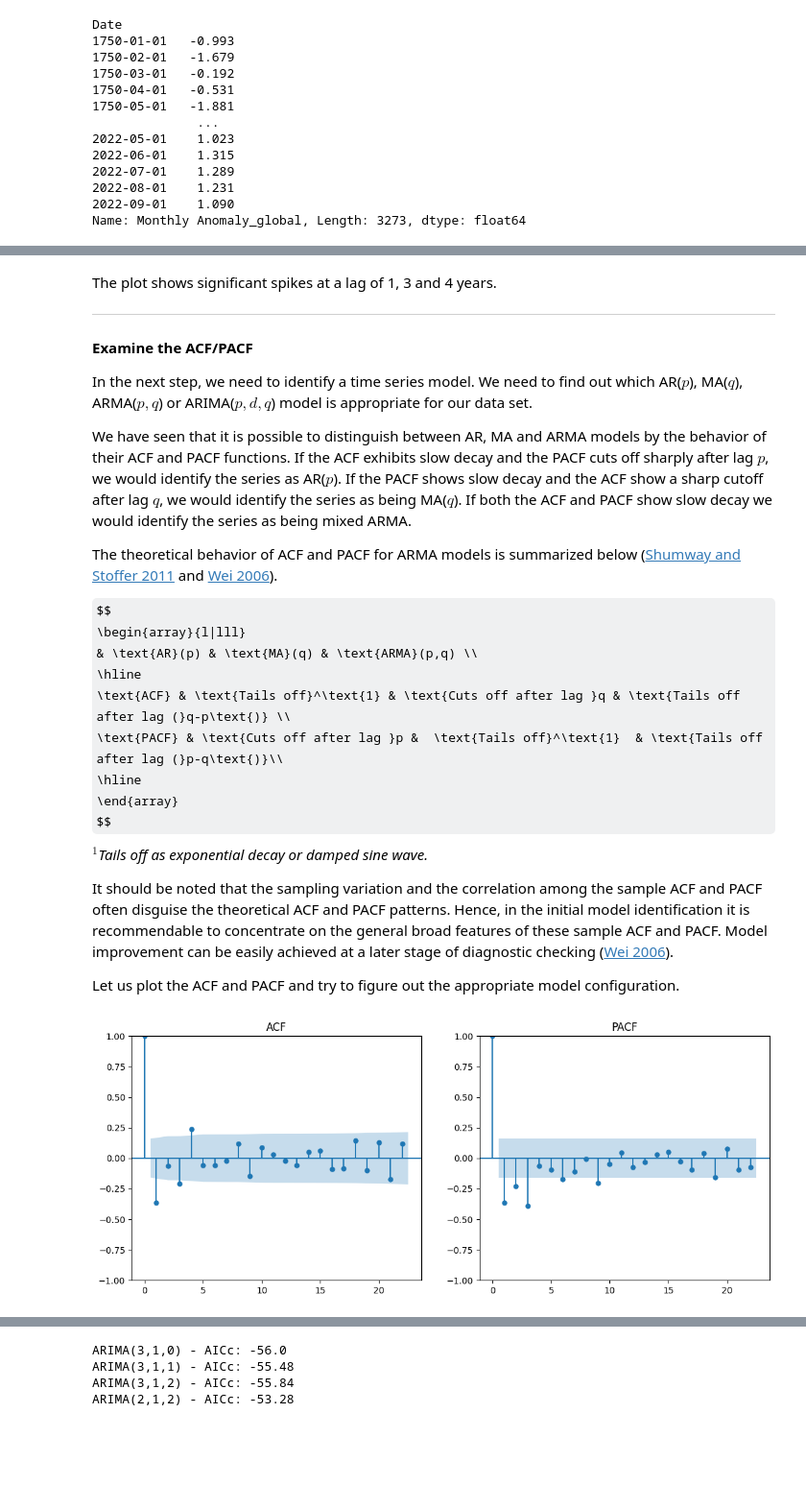
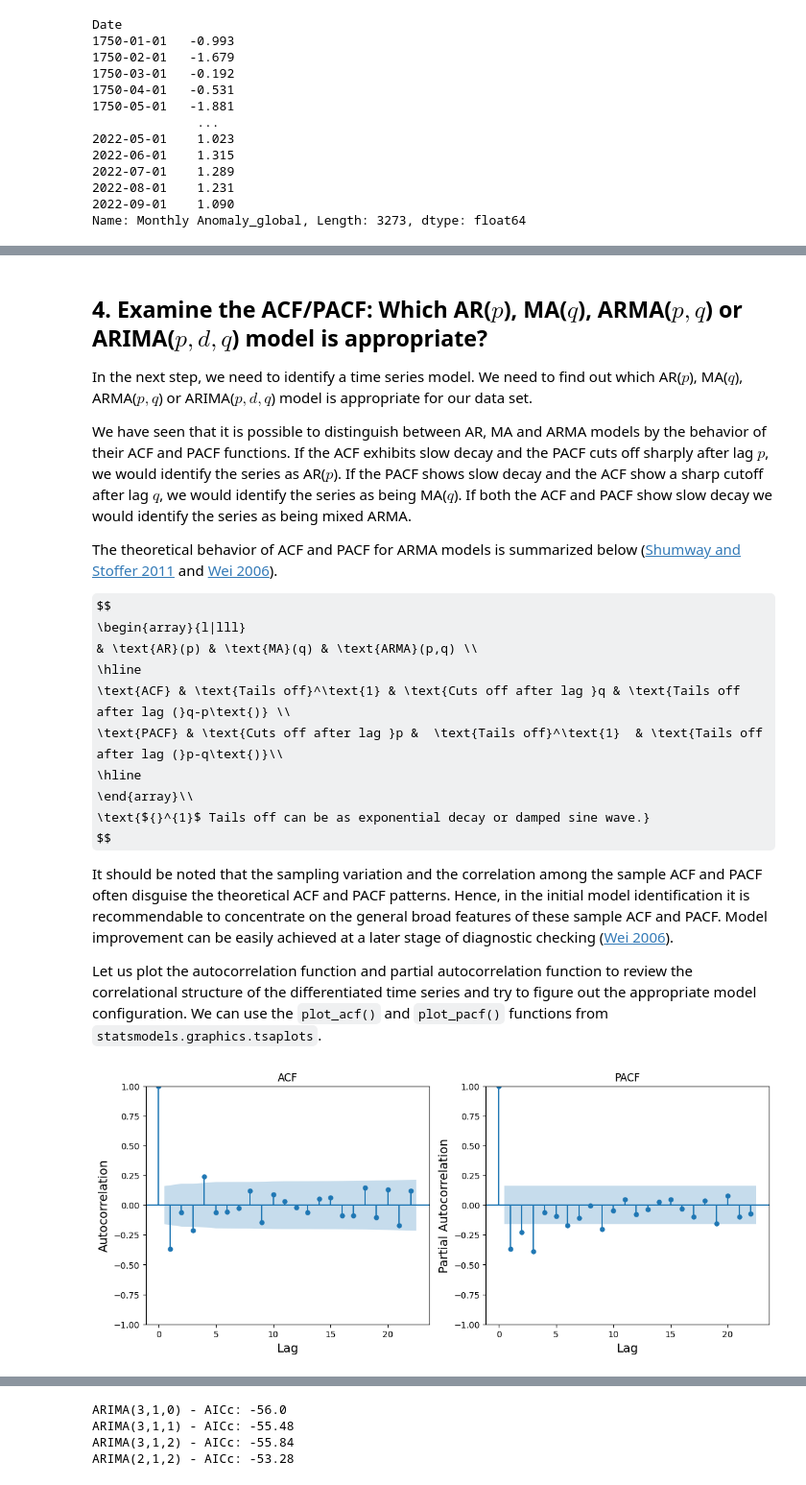
Before and after one commit to soga-lab/NFDI4earth-workshop-032026, a Jupyter notebook: 307100_ARIMA_modelling_in_Python.ipynb, the cells around one changed output, grey strips where cells are left out. Shown at 96% size. Drawn from its saved outputs; the diff is of its cells as text; code cells hidden in the pictures; some formulas as TeX source; blank space fills up the shorter version.

```diff
--- a/307100_ARIMA_modelling_in_Python.ipynb
+++ b/307100_ARIMA_modelling_in_Python.ipynb
@@ -251,12 +234,5 @@ plt.show()
 # %% [markdown]
-
-
-The plot shows significant spikes at a lag of 1, 3 and 4 years.
-
-
-***
-
-#### Examine the ACF/PACF
+## 4. Examine the ACF/PACF: Which AR($p$), MA($q$), ARMA($p, q$) or ARIMA($p, d, q$) model is appropriate?
 
 In the next step, we need to identify a time series model. We need to find out which AR($p$), MA($q$), ARMA($p, q$) or ARIMA($p, d, q$) model is appropriate for our data set.
 
@@ -271,27 +247,34 @@ $$
 \text{ACF} & \text{Tails off}^\text{1} & \text{Cuts off after lag }q & \text{Tails off after lag (}q-p\text{)} \\
 \text{PACF} & \text{Cuts off after lag }p &  \text{Tails off}^\text{1}  & \text{Tails off after lag (}p-q\text{)}\\
 \hline
-\end{array}
+\end{array}\\
+\text{${}^{1}$ Tails off can be as exponential decay or damped sine wave.}
 $$
-_$^\text{1}$Tails off as exponential decay or damped sine wave._
-
 
 It should be noted that the sampling variation and the correlation among the sample ACF and PACF often disguise the theoretical ACF and PACF patterns. Hence, in the initial model identification it is recommendable to concentrate on the general broad features of these sample ACF and PACF. Model improvement can be easily achieved at a later stage of diagnostic checking ([Wei 2006](http://civil.colorado.edu/~balajir/CVEN6833/lectures/wwts-book.pdf)).
 
 
-Let us plot the ACF and PACF and try to figure out the appropriate model configuration.
+Let us plot the autocorrelation function and partial autocorrelation function to review the correlational structure of the differentiated time series and try to figure out the appropriate model configuration. We can use the `plot_acf()` and `plot_pacf()` functions from `statsmodels.graphics.tsaplots`.
 # %%
+from statsmodels.graphics.tsaplots import plot_pacf, plot_acf
+
+# Plot the ACF for the differenced series
 fig, ax = plt.subplots(1, 2, figsize=(13, 5))
 
 plot_acf(temp_global_training_diff1.dropna(), ax=ax[0])
 ax[0].set_title("ACF")
+ax[0].set_xlabel("Lag", fontsize=14)
+ax[0].set_ylabel("Autocorrelation", fontsize=14)
 
-
+# Plot the PACF for the differenced series
 plot_pacf(
     temp_global_training_diff1.dropna(), method="ywm", ax=ax[1]
 )  ## add the calculation method running in the background ("ywm")
 
 ax[1].set_title("PACF")
+ax[1].set_xlabel("Lag", fontsize=14)
+ax[1].set_ylabel("Partial Autocorrelation", fontsize=14)
+
 plt.show()
 # %% [output]
-[figure, old version]
+[figure, new version]
```
Also changed, not shown: parts of 52 cells of this notebook, 1 other file.
